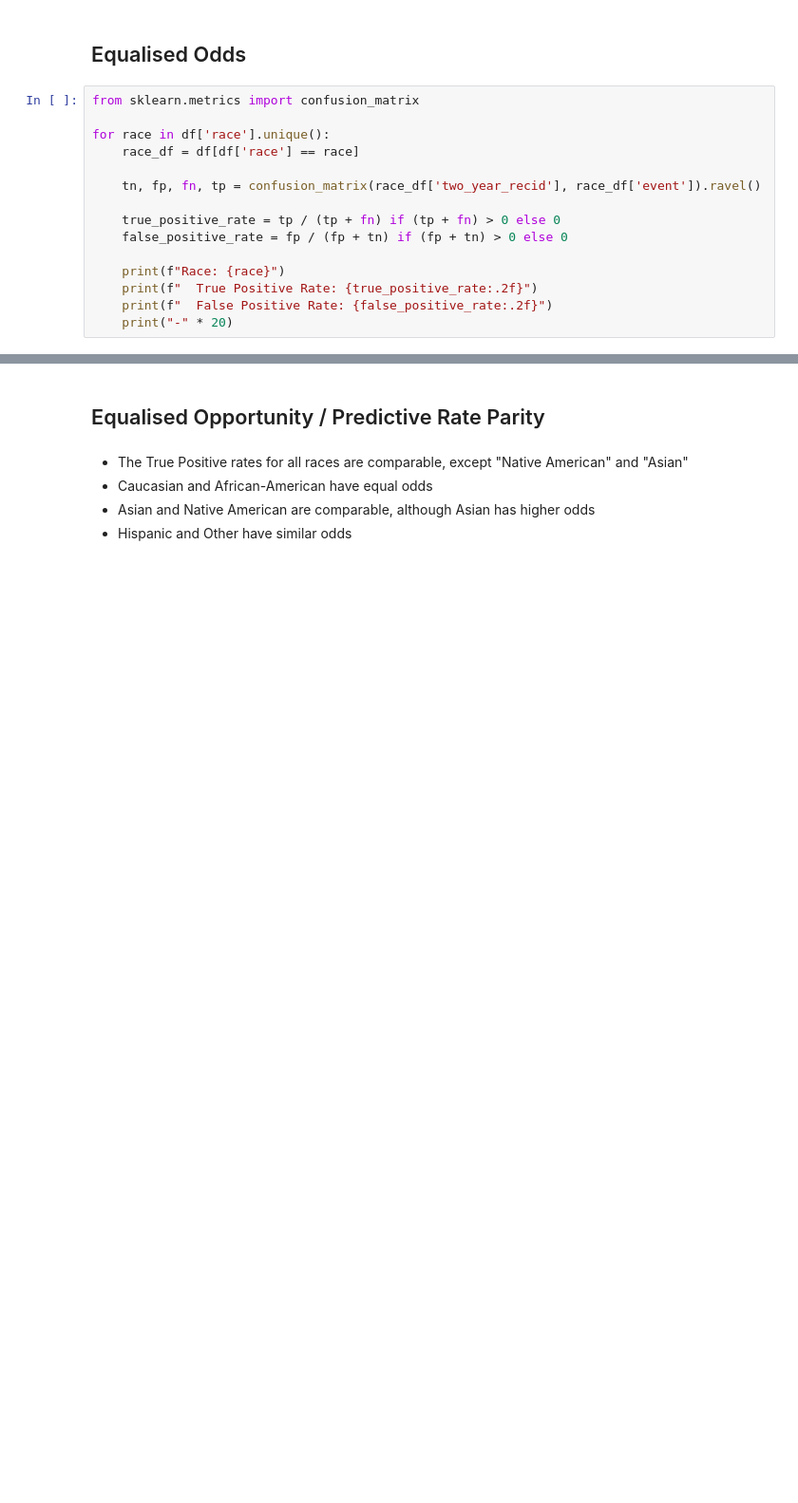
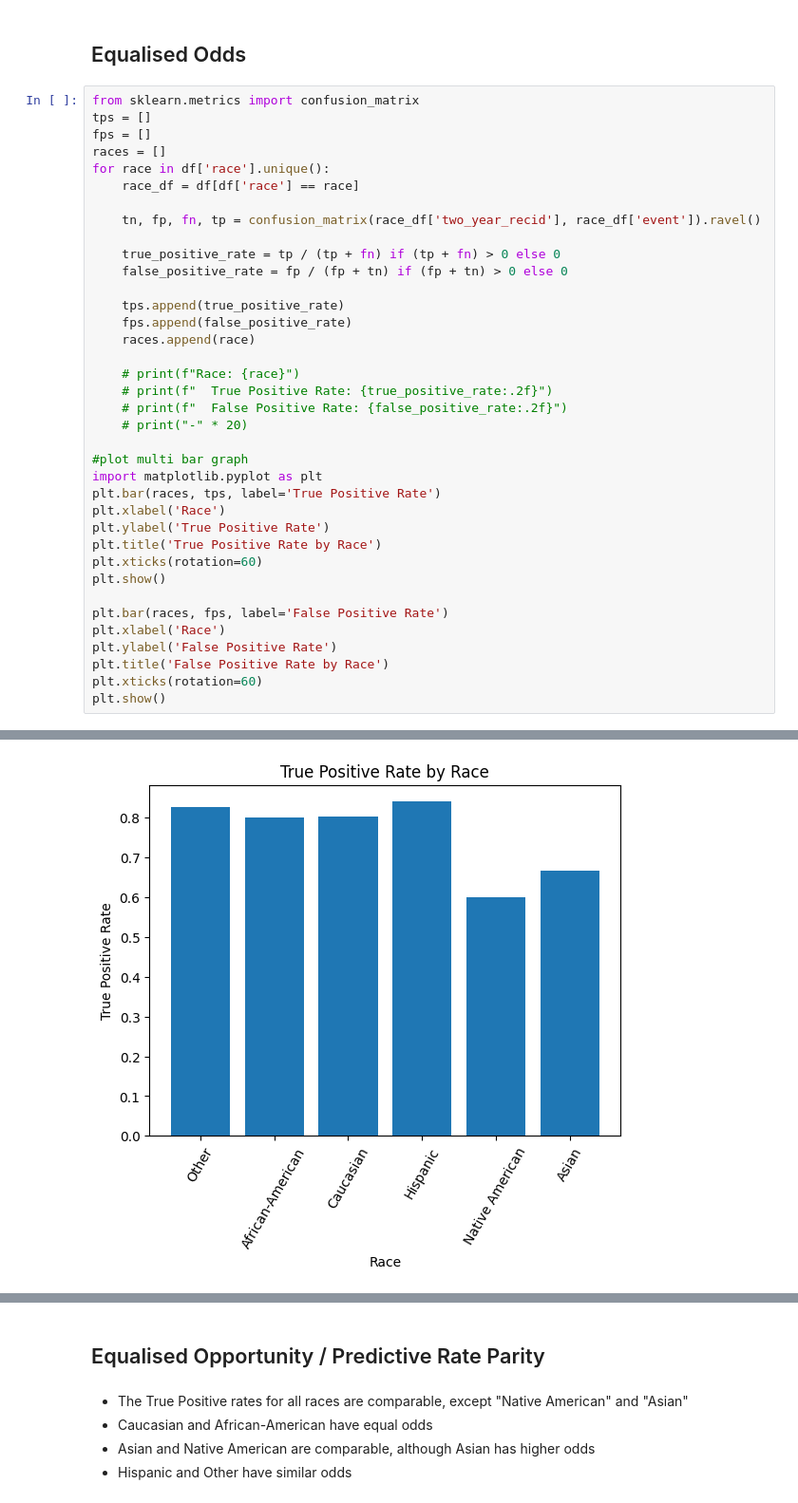
Before and after one commit to gauthamys/UIC_CS517_HWs, a Jupyter notebook: SRAI_HW1.ipynb, the cells around one changed output, grey strips where cells are left out. Shown at 95% size. Cells and saved outputs as stored; diff of their text form; blank space fills up the shorter version.

```diff
--- a/SRAI_HW1.ipynb
+++ b/SRAI_HW1.ipynb
@@ -42,7 +45,9 @@ Asian : 0.28
 ## Equalised Odds
 # %%
 from sklearn.metrics import confusion_matrix
-
+tps = []
+fps = []
+races = []
 for race in df['race'].unique():
     race_df = df[df['race'] == race]
 
@@ -51,8 +56,28 @@ for race in df['race'].unique():
     true_positive_rate = tp / (tp + fn) if (tp + fn) > 0 else 0
     false_positive_rate = fp / (fp + tn) if (fp + tn) > 0 else 0
 
-    print(f"Race: {race}")
-    print(f"  True Positive Rate: {true_positive_rate:.2f}")
-    print(f"  False Positive Rate: {false_positive_rate:.2f}")
-    print("-" * 20)
+    tps.append(true_positive_rate)
+    fps.append(false_positive_rate)
+    races.append(race)
+
+    # print(f"Race: {race}")
+    # print(f"  True Positive Rate: {true_positive_rate:.2f}")
+    # print(f"  False Positive Rate: {false_positive_rate:.2f}")
+    # print("-" * 20)
+
+#plot multi bar graph
+import matplotlib.pyplot as plt
+plt.bar(races, tps, label='True Positive Rate')
+plt.xlabel('Race')
+plt.ylabel('True Positive Rate')
+plt.title('True Positive Rate by Race')
+plt.xticks(rotation=60)
+plt.show()
+
+plt.bar(races, fps, label='False Positive Rate')
+plt.xlabel('Race')
+plt.ylabel('False Positive Rate')
+plt.title('False Positive Rate by Race')
+plt.xticks(rotation=60)
+plt.show()
 # %% [output]
@@ -75,0 +84 @@ Race: Asian
+[figure, added]
```
Also changed, not shown: parts of 15 cells of this notebook.
